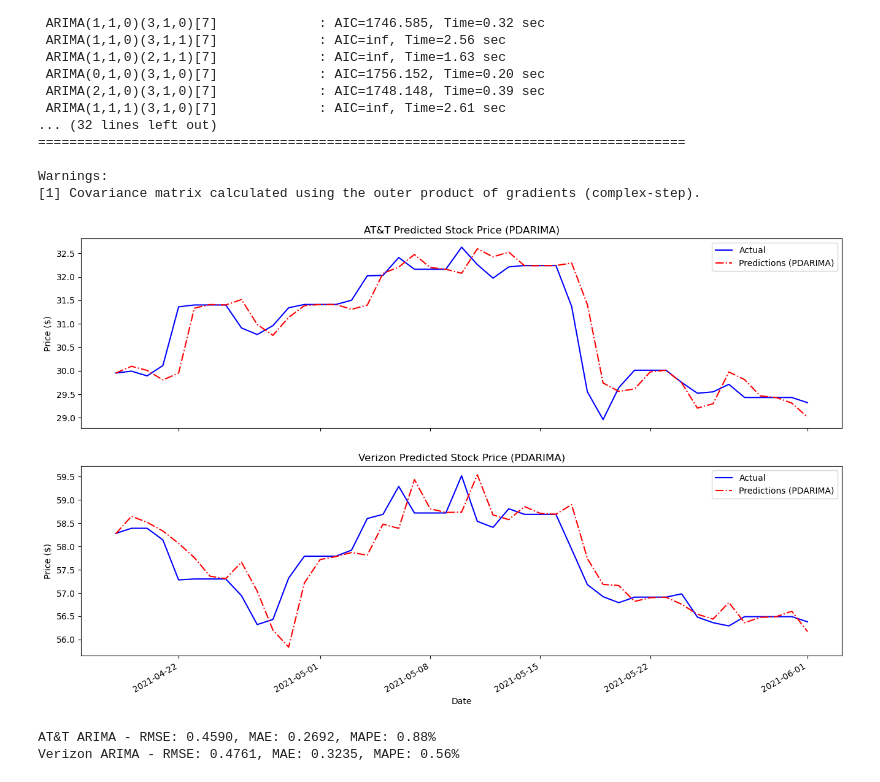
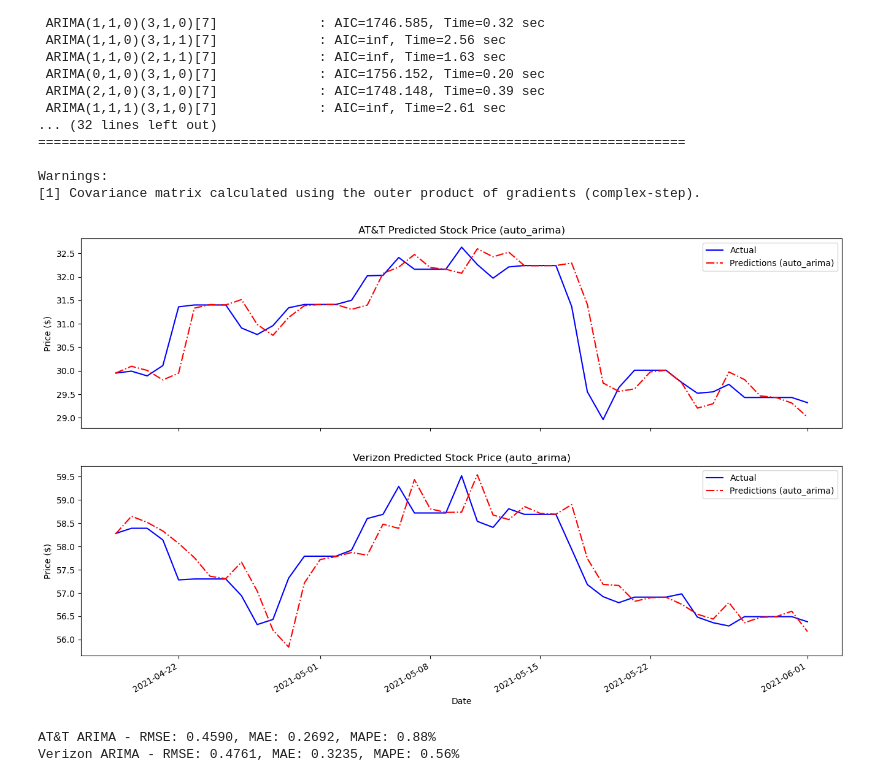
Before and after one commit to tacotuesday/time-series-stock-forecasting, a Jupyter notebook: 02-traditional-analysis/notebooks/traditional_analysis.ipynb, the cells around one changed output. Cells and saved outputs as stored; diff of their text form; code cells hidden in the pictures.

Commit message:
Added visualizations from the traditional methods notebook

```diff
--- a/02-traditional-analysis/notebooks/traditional_analysis.ipynb
+++ b/02-traditional-analysis/notebooks/traditional_analysis.ipynb
@@ -419,6 +421,7 @@ def visualize_predictions(
     actual_v: Union[List[float], pd.Series],
     predictions_v: Union[List[float], pd.Series],
     method: str,
+    filename: str = None,
 ) -> None:
     """
     Visualize the actual vs. predicted stock prices for AT&T and Verizon.
@@ -429,6 +432,7 @@ def visualize_predictions(
         actual_v (List[float] or pd.Series): Actual stock prices for Verizon.
         predictions_v (List[float] or pd.Series): Predicted stock prices for Verizon.
         method (str): The forecasting method used (e.g., 'ARIMA').
+        filename (str): The filename to save the plot.
 
     Returns:
         None. Displays the plots.
@@ -494,6 +498,8 @@ def visualize_predictions(
 
         fig.autofmt_xdate()
         plt.show()
+        if filename:
+            fig.savefig(filename, bbox_inches="tight")
     except Exception as e:
         raise Exception(f"Error during visualization: {e}")
 # %%
@@ -1602,10 +1612,10 @@ v_pdarima_rolling, v_pdarima_rmse = rolling_sarima_forecast(
 )
 # %%
 visualize_predictions(
-    t_arima_test, t_pdarima_rolling, v_arima_test, v_pdarima_rolling, "PDARIMA"
+    t_arima_test, t_pdarima_rolling, v_arima_test, v_pdarima_rolling, "auto_arima", "../images/auto_arima_predictions.png"
 )
 # %% [output]
-[figure, old version]
+[figure, new version]
 # %%
 t_pdarima_rmse, t_pdarima_mae, t_pdarima_mape = evaluate_forecast(
     t_eval, t_pdarima_rolling
```
Also changed, not shown: parts of 8 cells of this notebook, 7 other files.
